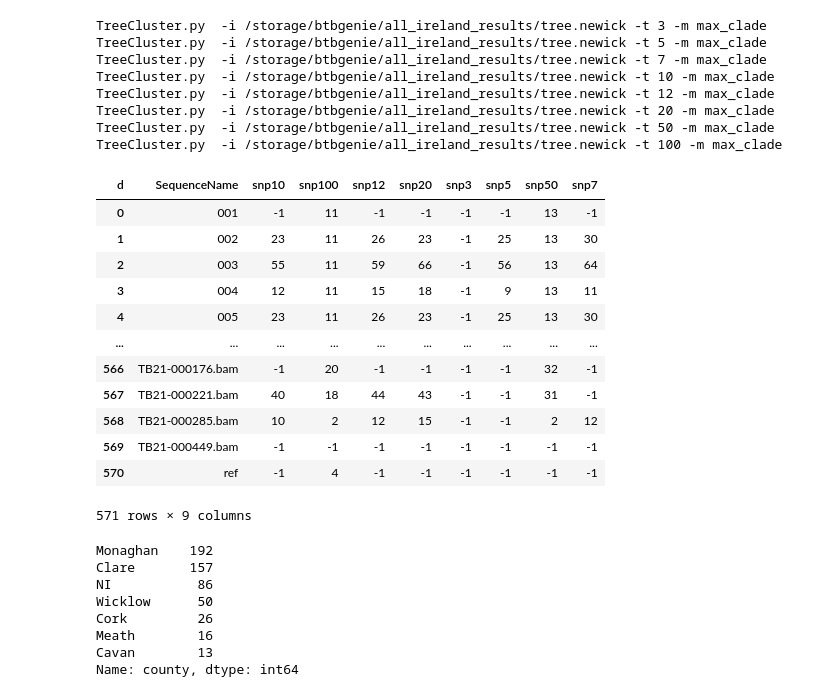
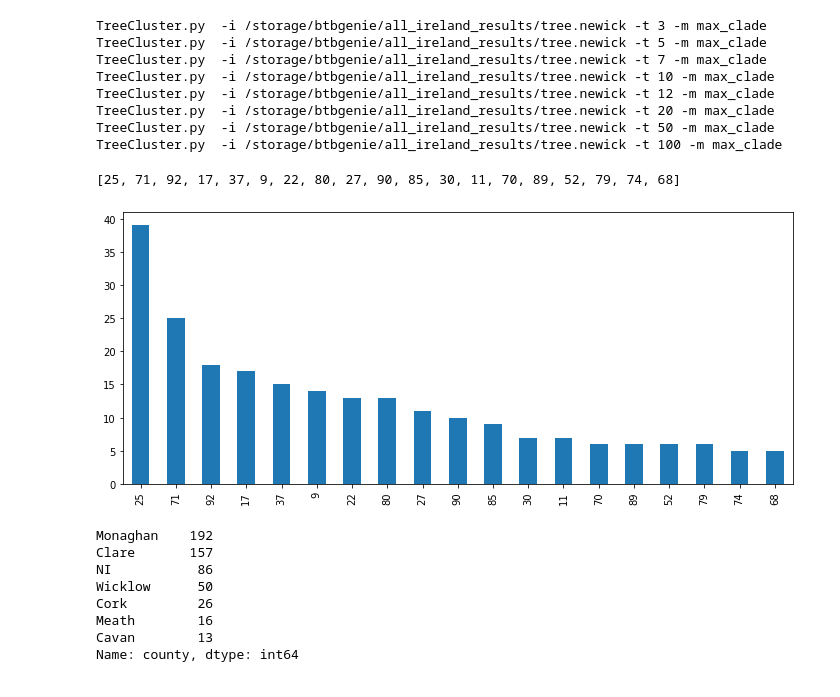
Before and after one commit to dmnfarrell/snipgenie, a Jupyter notebook: notebooks/all_ireland.ipynb, the cells around one changed output. Cells and saved outputs as stored; diff of their text form; code cells hidden in the pictures.

```diff
--- a/notebooks/all_ireland.ipynb
+++ b/notebooks/all_ireland.ipynb
@@ -232,22 +234,13 @@ TreeCluster.py  -i /storage/btbgenie/all_ireland_results/tree.newick -t 12 -m ma
 TreeCluster.py  -i /storage/btbgenie/all_ireland_results/tree.newick -t 20 -m max_clade
 TreeCluster.py  -i /storage/btbgenie/all_ireland_results/tree.newick -t 50 -m max_clade
 TreeCluster.py  -i /storage/btbgenie/all_ireland_results/tree.newick -t 100 -m max_clade
-# %%
-clusts
-# %% [output]
-| d | SequenceName | snp10 | snp100 | snp12 | snp20 | snp3 | snp5 | snp50 | snp7 |
-| 0 | 001 | -1 | 11 | -1 | -1 | -1 | -1 | 13 | -1 |
-| 1 | 002 | 23 | 11 | 26 | 23 | -1 | 25 | 13 | 30 |
-| 2 | 003 | 55 | 11 | 59 | 66 | -1 | 56 | 13 | 64 |
-| 3 | 004 | 12 | 11 | 15 | 18 | -1 | 9 | 13 | 11 |
-| 4 | 005 | 23 | 11 | 26 | 23 | -1 | 25 | 13 | 30 |
-| ... | ... | ... | ... | ... | ... | ... | ... | ... | ... |
-| 566 | TB21-000176.bam | -1 | 20 | -1 | -1 | -1 | -1 | 32 | -1 |
-| 567 | TB21-000221.bam | 40 | 18 | 44 | 43 | -1 | -1 | 31 | -1 |
-| 568 | TB21-000285.bam | 10 | 2 | 12 | 15 | -1 | -1 | 2 | 12 |
-| 569 | TB21-000449.bam | -1 | -1 | -1 | -1 | -1 | -1 | -1 | -1 |
-| 570 | ref | -1 | 4 | -1 | -1 | -1 | -1 | -1 | -1 |
-571 rows × 9 columns
+# %%
+cc = clusts.snp12.value_counts()[1:20]
+cc.plot(kind='bar',figsize=(12,5))
+print (list(cc.index))
+# %% [output]
+[25, 71, 92, 17, 37, 9, 22, 80, 27, 90, 85, 30, 11, 70, 89, 52, 79, 74, 68]
+[figure, added]
 # %%
 common = meta.county.value_counts()[:7]
 def cty_comm(x):
```
Also changed, not shown: parts of 6 cells of this notebook, 9 other files.
